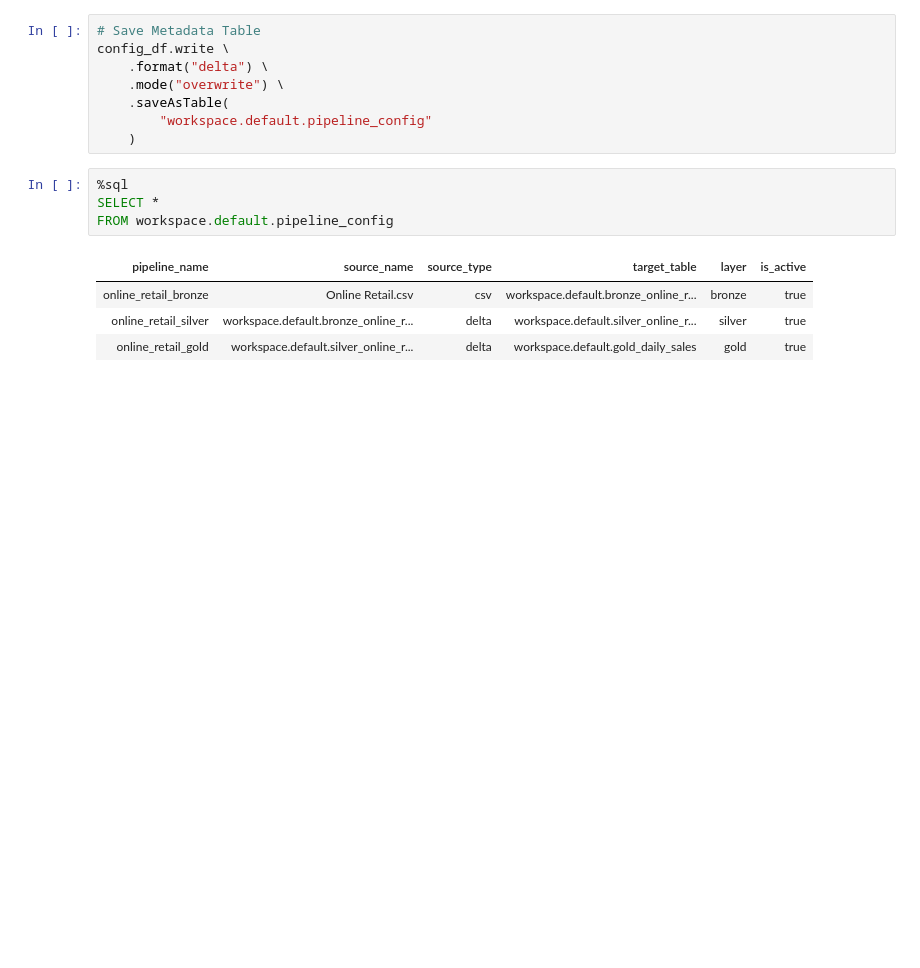
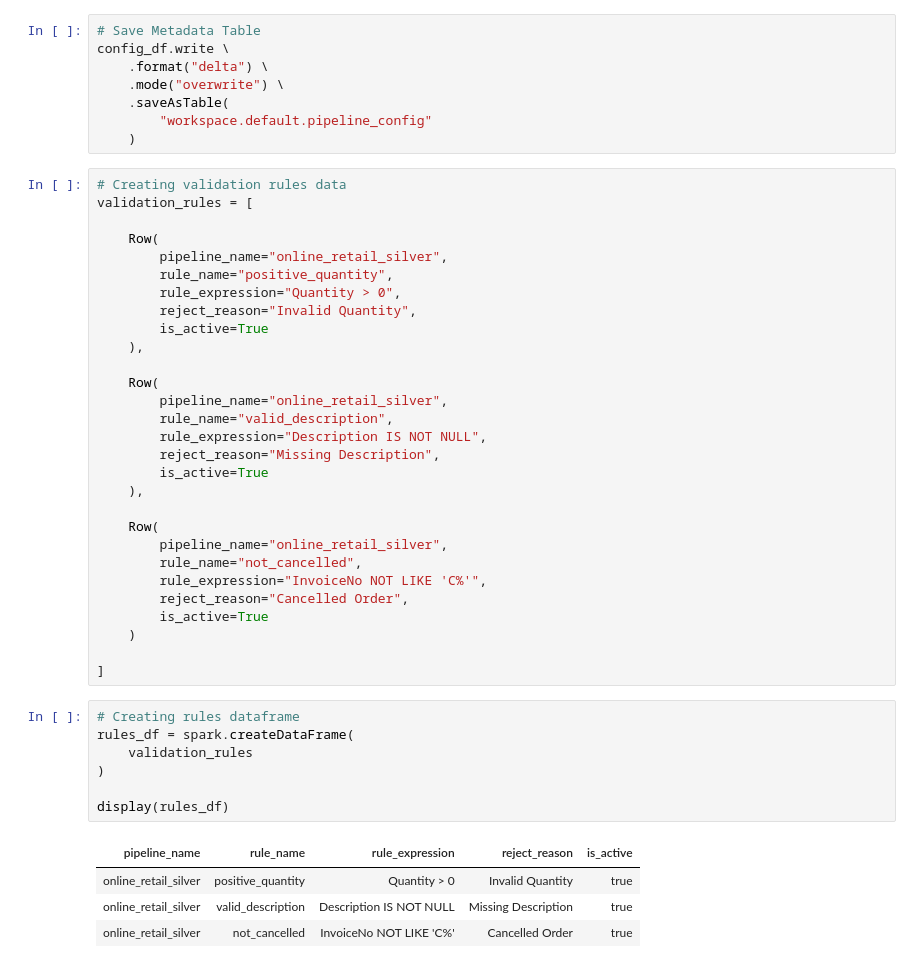
Before and after one commit to DevanandamS/airflow-databricks-etl, a Jupyter notebook: databricks/notebooks/metadata_framework.ipynb, the cells around one changed output. Cells and saved outputs as stored; diff of their text form; blank space fills up the shorter version.

Commit message:
Updated gold notebook with metadata driven framework

```diff
--- a/databricks/notebooks/metadata_framework.ipynb
+++ b/databricks/notebooks/metadata_framework.ipynb
@@ -50,12 +68,44 @@ config_df.write \
     .saveAsTable(
         "workspace.default.pipeline_config"
     )
-# %%
-%sql
-SELECT *
-FROM workspace.default.pipeline_config
-# %% [output]
-| pipeline_name | source_name | source_type | target_table | layer | is_active |
-| online_retail_bronze | Online Retail.csv | csv | workspace.default.bronze_online_r... | bronze | true |
-| online_retail_silver | workspace.default.bronze_online_r... | delta | workspace.default.silver_online_r... | silver | true |
-| online_retail_gold | workspace.default.silver_online_r... | delta | workspace.default.gold_daily_sales | gold | true |
+# %%
+# Creating validation rules data
+validation_rules = [
+
+    Row(
+        pipeline_name="online_retail_silver",
+        rule_name="positive_quantity",
+        rule_expression="Quantity > 0",
+        reject_reason="Invalid Quantity",
+        is_active=True
+    ),
+
+    Row(
+        pipeline_name="online_retail_silver",
+        rule_name="valid_description",
+        rule_expression="Description IS NOT NULL",
+        reject_reason="Missing Description",
+        is_active=True
+    ),
+
+    Row(
+        pipeline_name="online_retail_silver",
+        rule_name="not_cancelled",
+        rule_expression="InvoiceNo NOT LIKE 'C%'",
+        reject_reason="Cancelled Order",
+        is_active=True
+    )
+
+]
+# %%
+# Creating rules dataframe
+rules_df = spark.createDataFrame(
+    validation_rules
+)
+
+display(rules_df)
+# %% [output]
+| pipeline_name | rule_name | rule_expression | reject_reason | is_active |
+| online_retail_silver | positive_quantity | Quantity > 0 | Invalid Quantity | true |
+| online_retail_silver | valid_description | Description IS NOT NULL | Missing Description | true |
+| online_retail_silver | not_cancelled | InvoiceNo NOT LIKE 'C%' | Cancelled Order | true |
```
Also changed, not shown: parts of 5 cells of this notebook, 2 other files.
